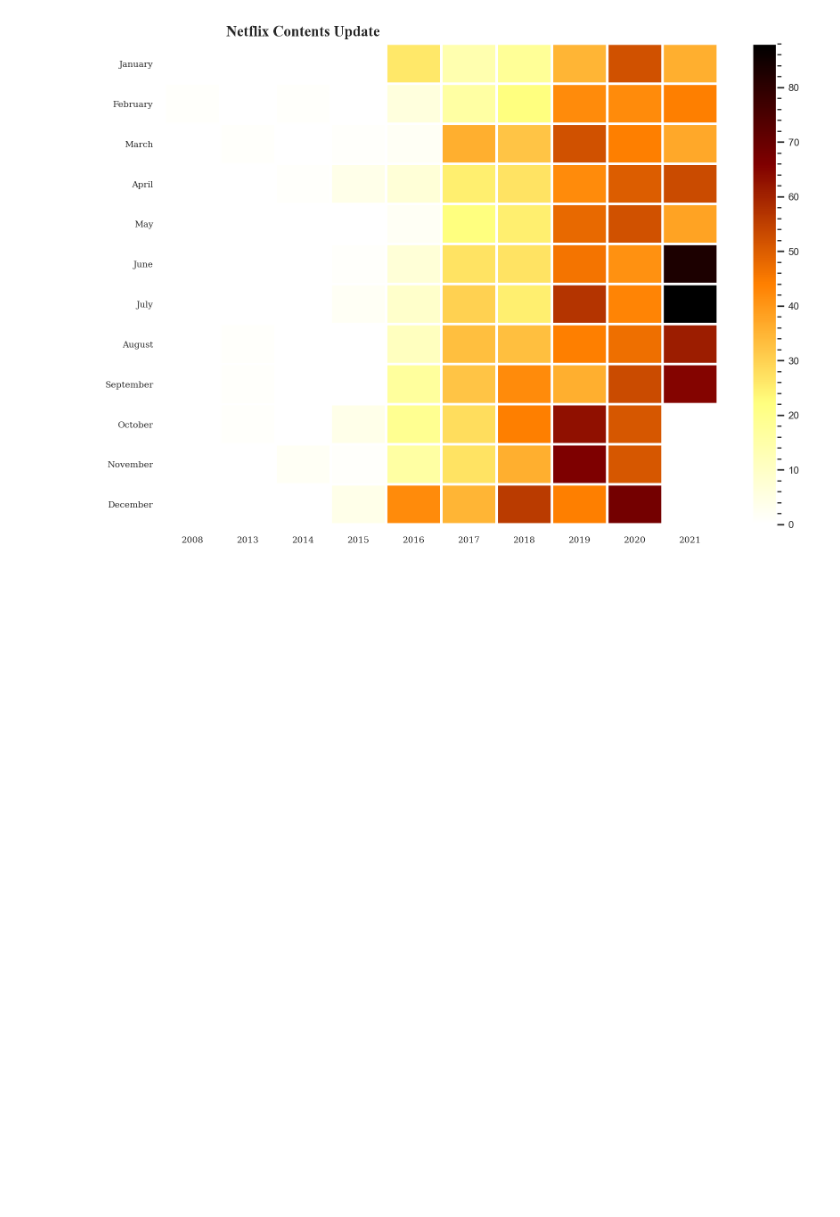
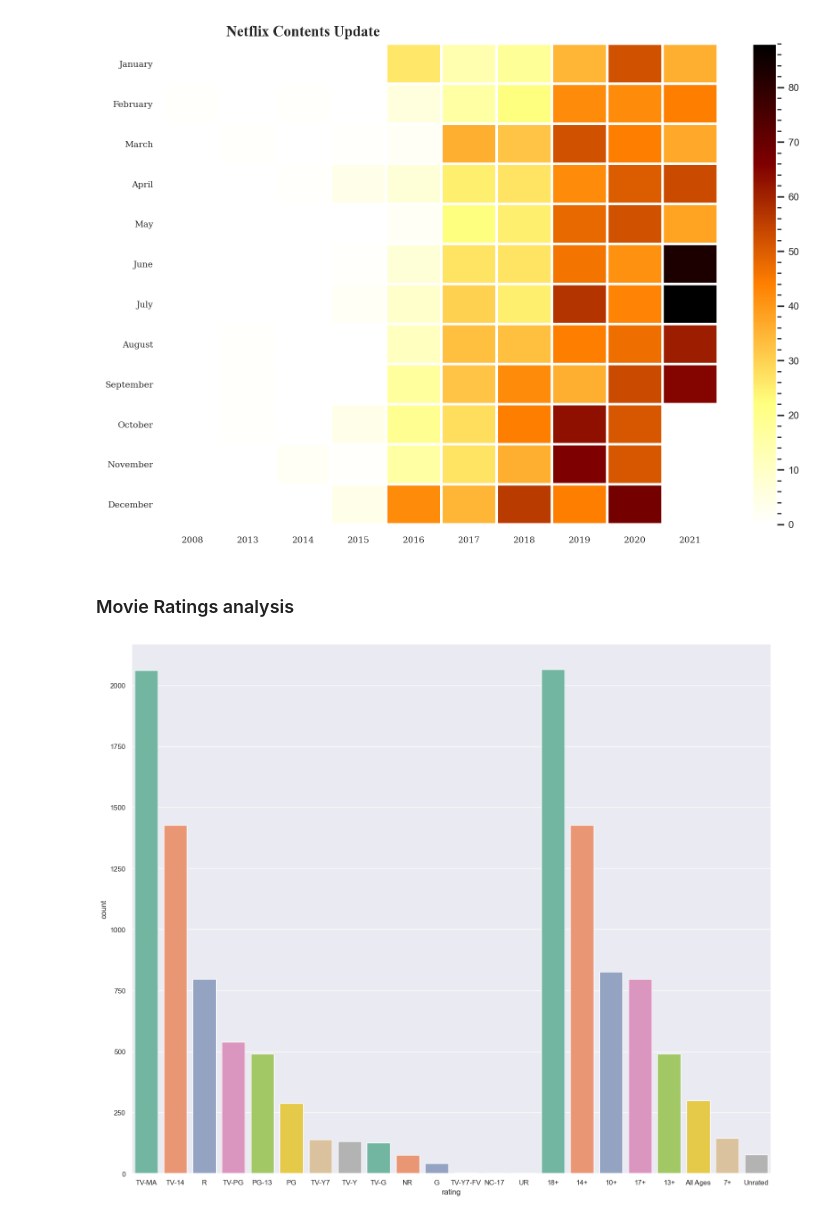
Before and after one commit to DhruvYd61202/CodeBetter_AIML_Assignments, a Jupyter notebook: EDA_Netflix_Dataset.ipynb, the cells around one changed output. Drawn from its saved outputs; the diff is of its cells as text; code cells hidden in the pictures; blank space fills up the shorter version.

Commit message:
Added IMDB Data for further analysis

```diff
--- a/EDA_Netflix_Dataset.ipynb
+++ b/EDA_Netflix_Dataset.ipynb
@@ -167,3 +167,33 @@ plt.show()
 5 2021-09-24  2021      9  September
 ['December', 'November', 'October', 'September', 'August', 'July', 'June', 'May', 'April', 'March', 'February', 'January']
 [figure]
+# %% [markdown]
+### Movie Ratings analysis
+# %%
+plt.figure(figsize=(18,15))
+sns.set_theme(style='darkgrid',palette='pastel')
+ax1 = sns.countplot(x='rating', data=netflix_movies, palette='Set2',order=netflix_movies['rating'].value_counts().index[0:15])
+# print(netflix_movies['rating'].value_counts().index[0:15])
+# We can also map ratings with age groups, for eg. TV-MA for 18+ etc.
+rating_age_group = {
+    'TV-Y': 'All Ages',
+    'TV-G': 'All Ages',
+    'TV-Y7': '7+',
+    'TV-Y7-FV': '7+',
+    'G': 'All Ages',
+    'PG': '10+',
+    'TV-PG': '10+',
+    'PG-13': '13+',
+    'TV-14': '14+',
+    'R': '17+',
+    'TV-MA': '18+',
+    'NC-17': '18+',
+    'UR': 'Unrated',
+    'NR': 'Unrated'
+}
+
+netflix_movies['age_group'] = netflix_movies['rating'].map(rating_age_group)
+# Created a  new column for age groups,  mapping ratings with rating_age group ages
+ax2 = sns.countplot(x='age_group', data=netflix_movies, palette='Set2',order=netflix_movies['age_group'].value_counts().index[0:15])
+# %% [output]
+[figure, added]
```
Also changed, not shown: parts of 2 cells of this notebook, 1 other file.
